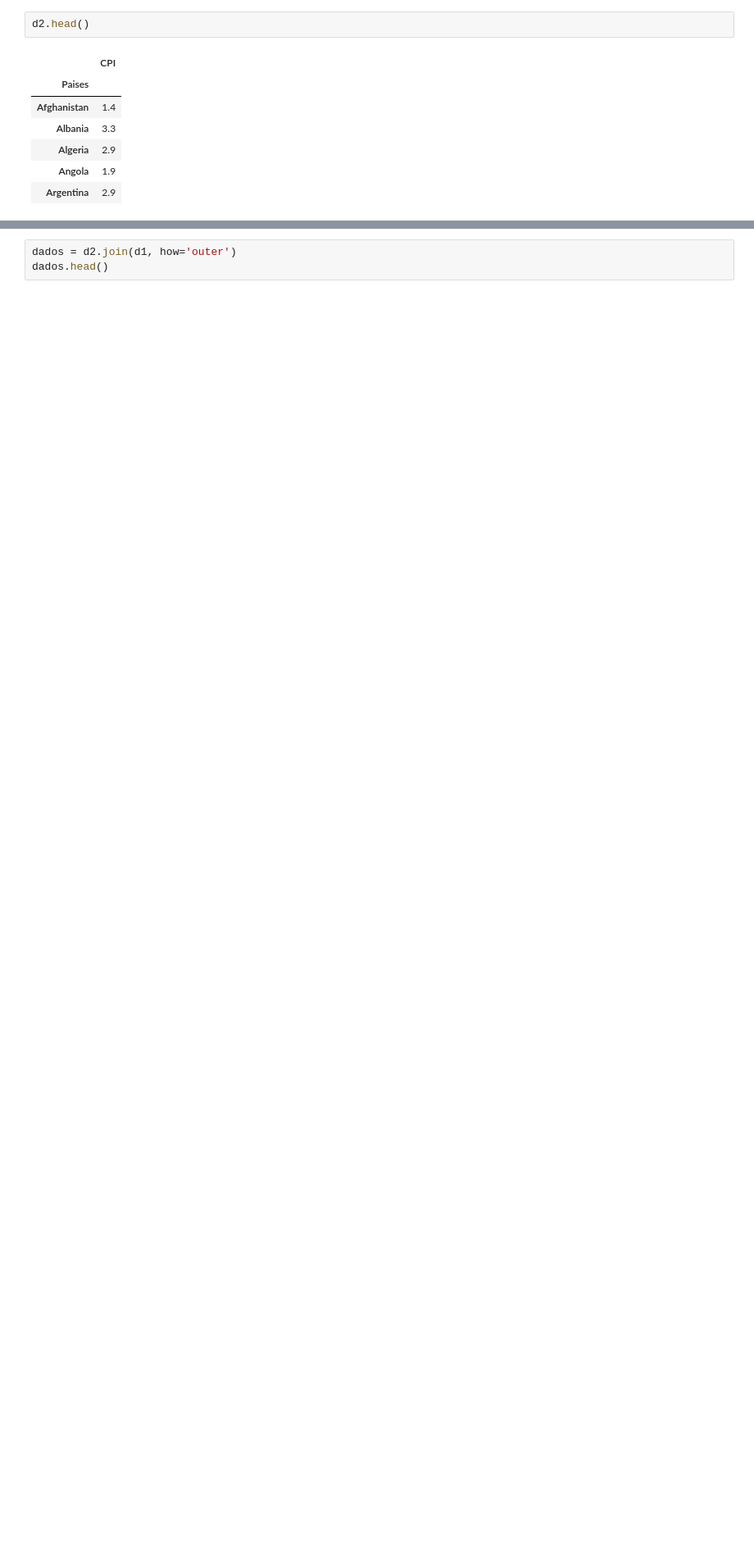
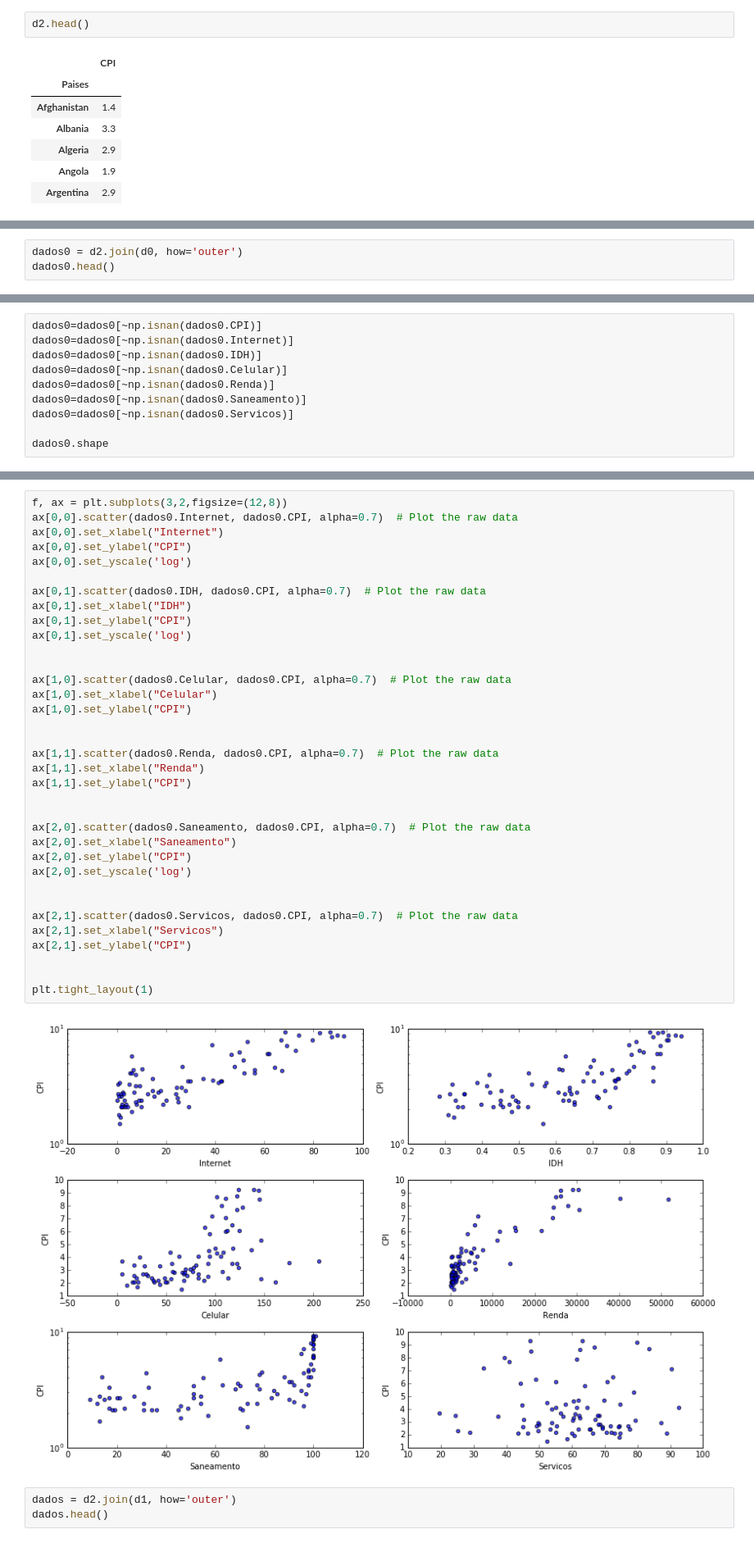
Before and after one commit to decoejz/CDP3, a Jupyter notebook: Projeto 3.ipynb, the cells around one changed output, grey strips where cells are left out. Shown at 82% size. Saved outputs shown, nothing was run; the diff lists cells and outputs as text; blank space fills up the shorter version.

```diff
--- a/Projeto 3.ipynb
+++ b/Projeto 3.ipynb
@@ -49,0 +51,3 @@ d1.head()
+# %%
+dados0 = d2.join(d0, how='outer')
+dados0.head()
@@ -49,0 +61,10 @@ d1.head()
+# %%
+dados0=dados0[~np.isnan(dados0.CPI)]
+dados0=dados0[~np.isnan(dados0.Internet)]
+dados0=dados0[~np.isnan(dados0.IDH)]
+dados0=dados0[~np.isnan(dados0.Celular)]
+dados0=dados0[~np.isnan(dados0.Renda)]
+dados0=dados0[~np.isnan(dados0.Saneamento)]
+dados0=dados0[~np.isnan(dados0.Servicos)]
+
+dados0.shape
@@ -50,3 +76,40 @@ d1.head()
+# %%
+f, ax = plt.subplots(3,2,figsize=(12,8))
+ax[0,0].scatter(dados0.Internet, dados0.CPI, alpha=0.7)  # Plot the raw data
+ax[0,0].set_xlabel("Internet")
+ax[0,0].set_ylabel("CPI")
+ax[0,0].set_yscale('log')
+
+ax[0,1].scatter(dados0.IDH, dados0.CPI, alpha=0.7)  # Plot the raw data
+ax[0,1].set_xlabel("IDH")
+ax[0,1].set_ylabel("CPI")
+ax[0,1].set_yscale('log')
+
+
+ax[1,0].scatter(dados0.Celular, dados0.CPI, alpha=0.7)  # Plot the raw data
+ax[1,0].set_xlabel("Celular")
+ax[1,0].set_ylabel("CPI")
+
+
+ax[1,1].scatter(dados0.Renda, dados0.CPI, alpha=0.7)  # Plot the raw data
+ax[1,1].set_xlabel("Renda")
+ax[1,1].set_ylabel("CPI")
+
+
+ax[2,0].scatter(dados0.Saneamento, dados0.CPI, alpha=0.7)  # Plot the raw data
+ax[2,0].set_xlabel("Saneamento")
+ax[2,0].set_ylabel("CPI")
+ax[2,0].set_yscale('log')
+
+
+ax[2,1].scatter(dados0.Servicos, dados0.CPI, alpha=0.7)  # Plot the raw data
+ax[2,1].set_xlabel("Servicos")
+ax[2,1].set_ylabel("CPI")
+
+
+plt.tight_layout(1)
+# %% [output]
+[figure, added]
 # %%
 dados = d2.join(d1, how='outer')
 dados.head()
```
Also changed, not shown: parts of 18 cells of this notebook.
